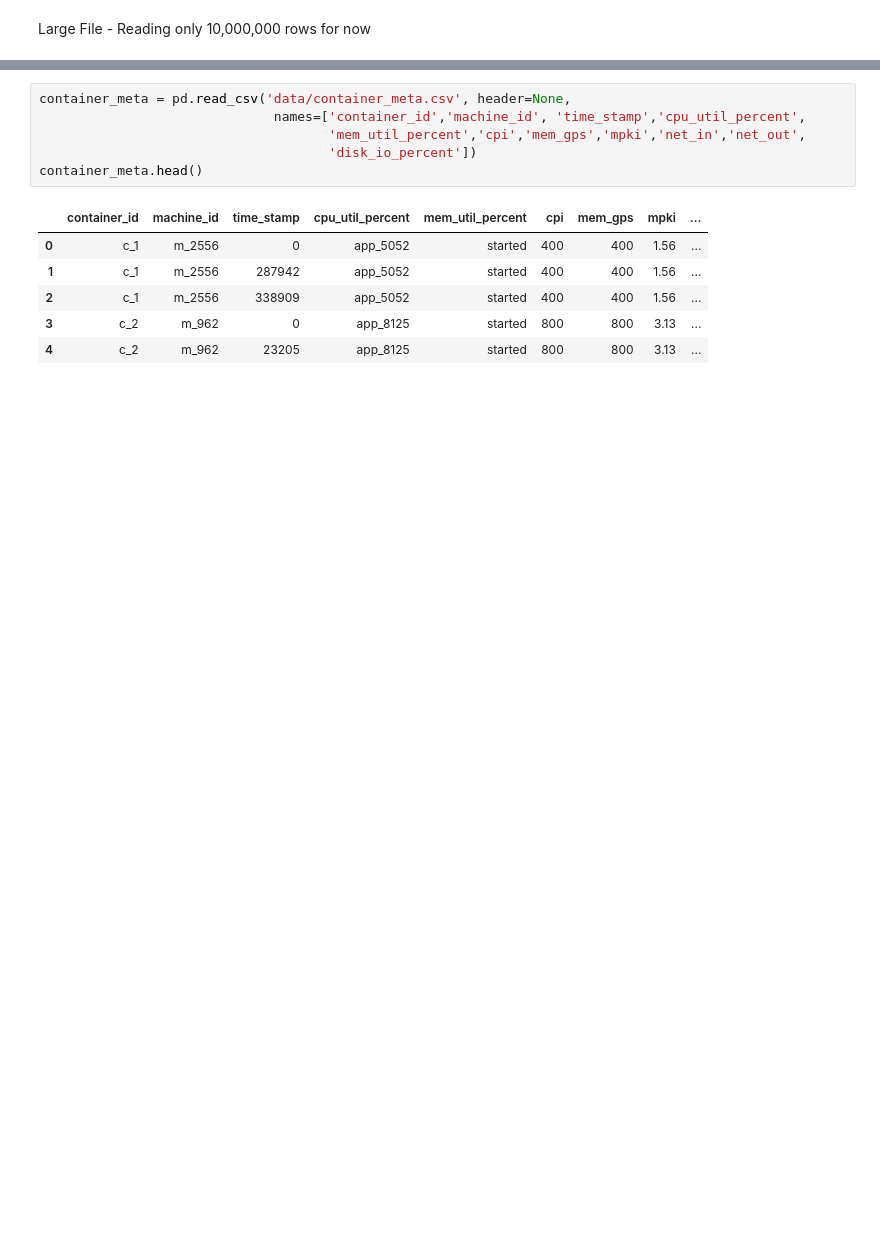
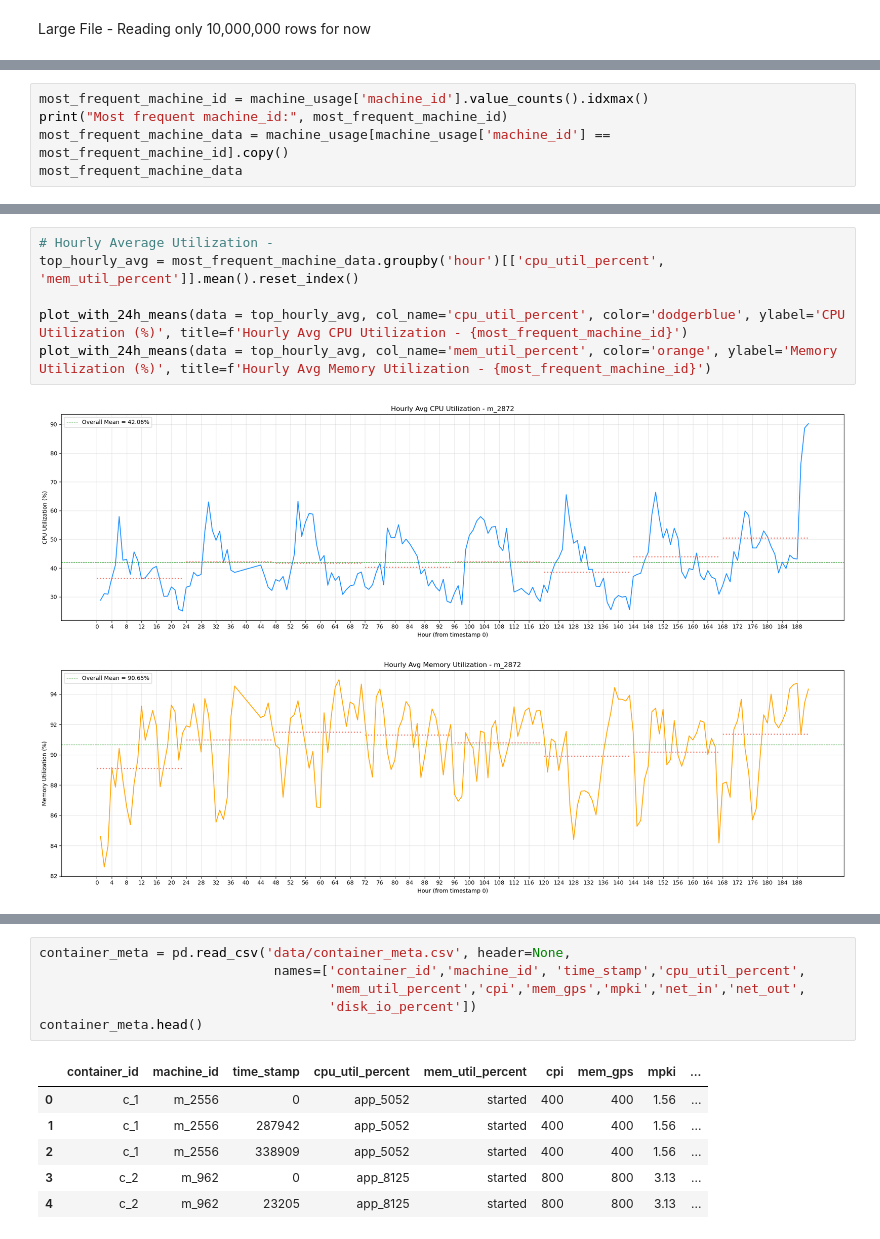
Before and after one commit to akshat-karwa/Cloud-Trace-Analysis, a Jupyter notebook: alibaba_analysis.ipynb, the cells around one changed output, grey strips where cells are left out. Saved outputs shown, nothing was run; the diff lists cells and outputs as text; blank space fills up the shorter version.

```diff
--- a/alibaba_analysis.ipynb
+++ b/alibaba_analysis.ipynb
@@ -32,0 +89,5 @@ machine_usage.head()
+# %%
+most_frequent_machine_id = machine_usage['machine_id'].value_counts().idxmax()
+print("Most frequent machine_id:", most_frequent_machine_id)
+most_frequent_machine_data = machine_usage[machine_usage['machine_id'] == most_frequent_machine_id].copy()
+most_frequent_machine_data
@@ -32,0 +109,9 @@ machine_usage.head()
+# %%
+# Hourly Average Utilization -
+top_hourly_avg = most_frequent_machine_data.groupby('hour')[['cpu_util_percent', 'mem_util_percent']].mean().reset_index()
+
+plot_with_24h_means(data = top_hourly_avg, col_name='cpu_util_percent', color='dodgerblue', ylabel='CPU Utilization (%)', title=f'Hourly Avg CPU Utilization - {most_frequent_machine_id}')
+plot_with_24h_means(data = top_hourly_avg, col_name='mem_util_percent', color='orange', ylabel='Memory Utilization (%)', title=f'Hourly Avg Memory Utilization - {most_frequent_machine_id}')
+# %% [output]
+[figure, added]
+[figure, added]
```
Also changed, not shown: parts of 16 cells of this notebook, 5 other files.
